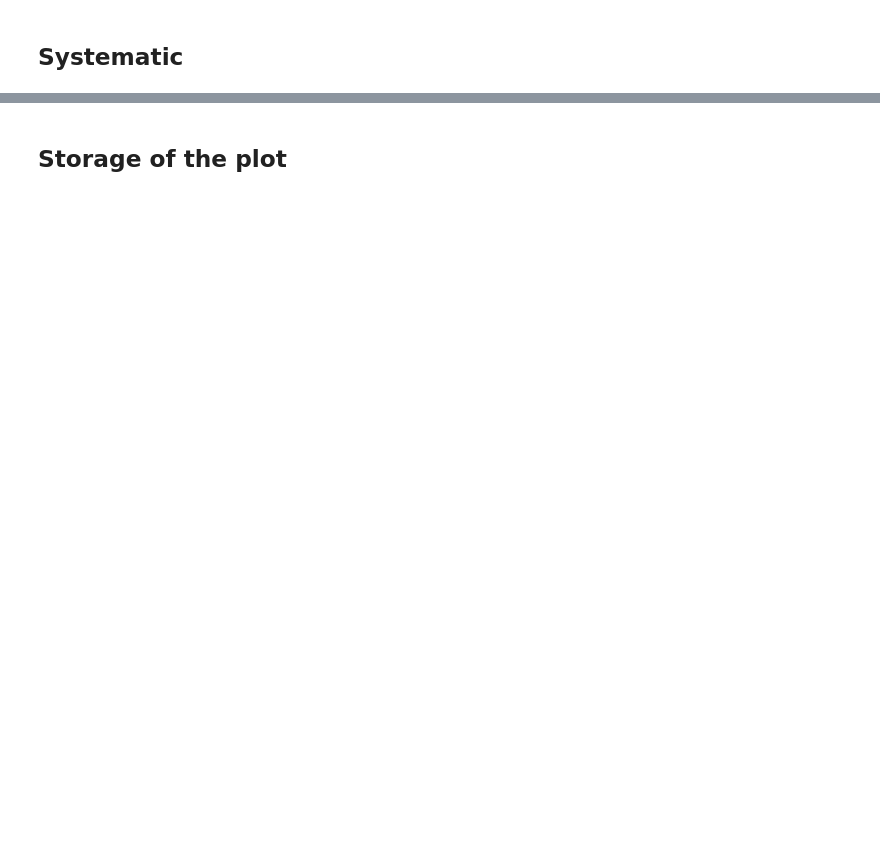
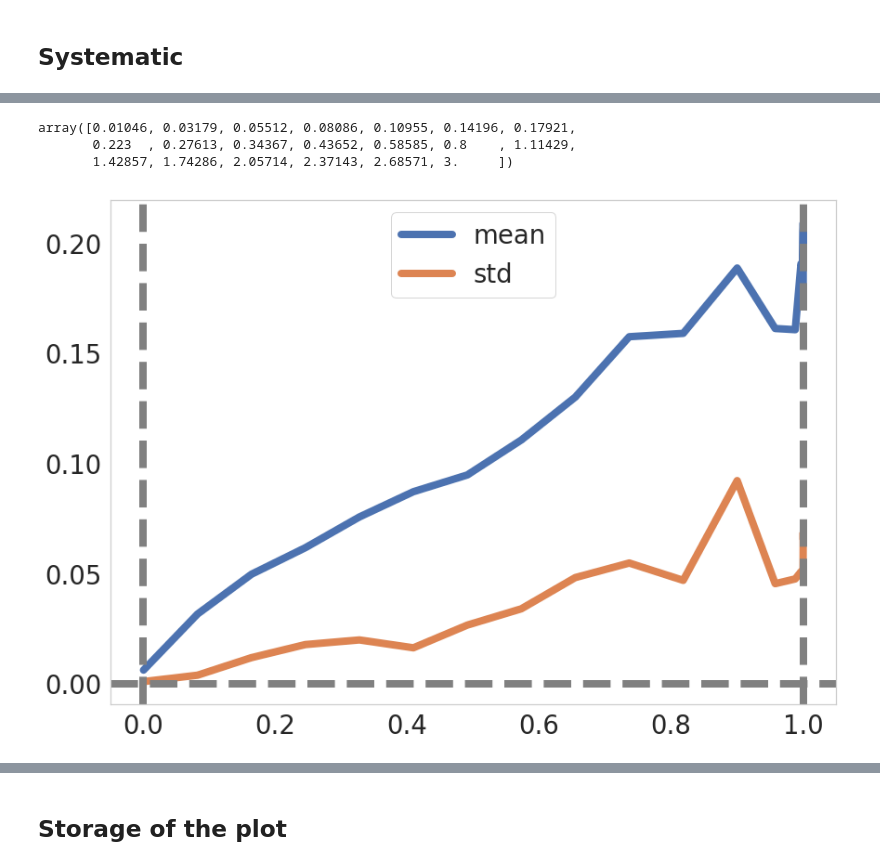
Before and after one commit to h-mayorquin/sequence_learning_paper, a Jupyter notebook: jupyter/2018-09-09(Scaling image).ipynb, the cells around one changed output, grey strips where cells are left out. Saved outputs shown, nothing was run; the diff lists cells and outputs as text; code cells hidden in the pictures; blank space fills up the shorter version.

```diff
--- a/jupyter/2018-09-09(Scaling image).ipynb
+++ b/jupyter/2018-09-09(Scaling image).ipynb
@@ -254,0 +298,20 @@ B2 = manager.B[3, 2]
+# %%
+%%time
+sigma_out_trajectories = 0.1
+manager.nn.sigma_in = sigma_out_trajectories * np.sqrt(2 / tau_s)
+
+T_per_matrix = {T_per:[] for T_per in T_per_set}
+sequences = {T_per:[] for T_per in T_per_set}
+
+manager.nn.sigma_out = 0.1
+trials = 5
+
+for index, T_per in enumerate(T_per_set):
+    print('T_per', T_per)
+    manager.set_persistent_time_with_adaptation_gain(T_persistence=T_per)
+    T_recall = T_per * minicolumns + tau_s
+    for index in range(trials):
+        aux = calculate_recall_quantities(manager, nr, T_recall, T_cue, remove=remove, reset=True, empty_history=True)
+        success, pattern_sequence, persistent_times, timings = aux
+        T_per_matrix[T_per] += persistent_times[1:-1]
+        sequences[T_per].append(pattern_sequence)
@@ -254,0 +336,25 @@ B2 = manager.B[3, 2]
+# %%
+num = [len(T_per_matrix[T_per]) for T_per in T_per_set]
+means = [np.mean(T_per_matrix[T_per]) for T_per in T_per_set]
+std = [np.std(T_per_matrix[T_per]) for T_per in T_per_set]
+# %%
+T_per_set
+# %% [output]
+array([0.01046, 0.03179, 0.05512, 0.08086, 0.10955, 0.14196, 0.17921,
+       0.223  , 0.27613, 0.34367, 0.43652, 0.58585, 0.8    , 1.11429,
+       1.42857, 1.74286, 2.05714, 2.37143, 2.68571, 3.     ])
+# %%
+fig = plt.figure()
+ax = fig.add_subplot(111)
+
+
+ax.plot(B_sim, means, lw=lw, label='mean')
+ax.plot(B_sim, std, lw=lw, label='std')
+
+ax.axhline(0, ls='--', color='gray')
+ax.axvline(0, ls='--', color='gray')
+ax.axvline(1, ls='--', color='gray')
+
+ax.legend();
+# %% [output]
+[figure, added]
```
Also changed, not shown: parts of 34 cells of this notebook, 16 other files.
